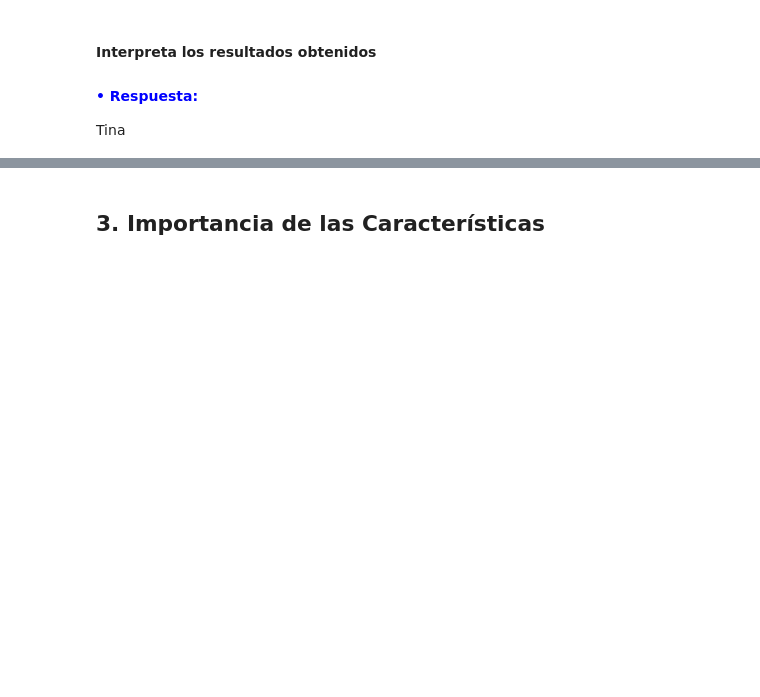
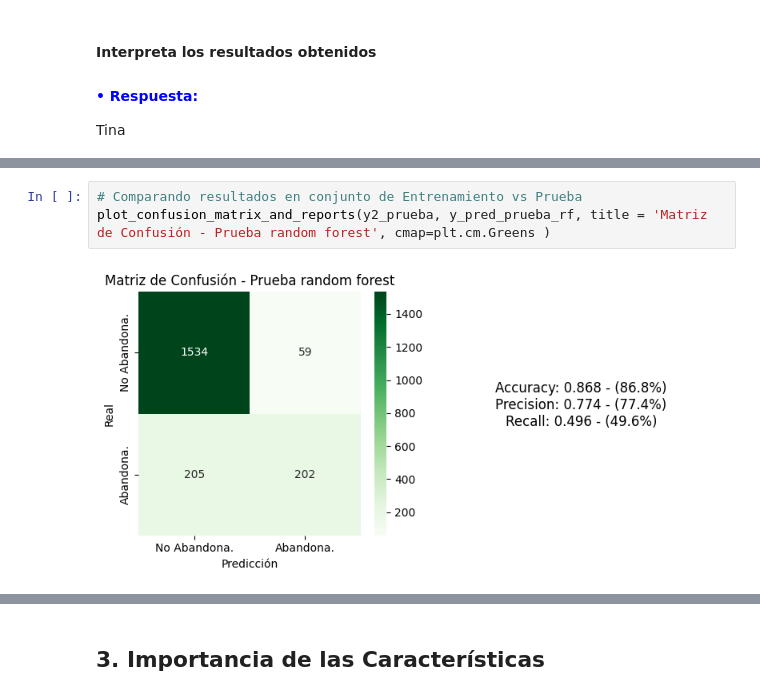
Before and after one commit to jofepe16/Reto_Bootcamp, a Jupyter notebook: Reto_Bootcamp.ipynb, the cells around one changed output, grey strips where cells are left out. Cells and saved outputs as stored; diff of their text form; blank space fills up the shorter version.

```diff
--- a/Reto_Bootcamp.ipynb
+++ b/Reto_Bootcamp.ipynb
@@ -948,0 +962,5 @@ Tina
+# %%
+# Comparando resultados en conjunto de Entrenamiento vs Prueba
+plot_confusion_matrix_and_reports(y2_prueba, y_pred_prueba_rf, title = 'Matriz de Confusión - Prueba random forest', cmap=plt.cm.Greens )
+# %% [output]
+[figure, added]
```
Also changed, not shown: parts of 23 cells of this notebook.
